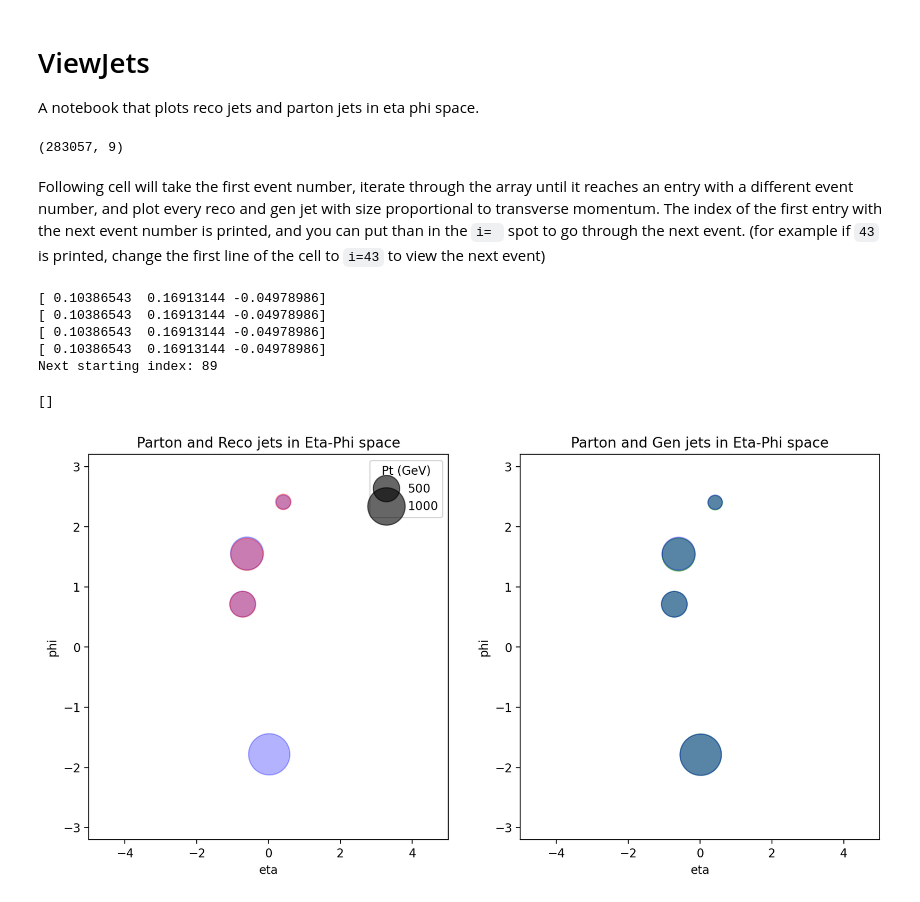
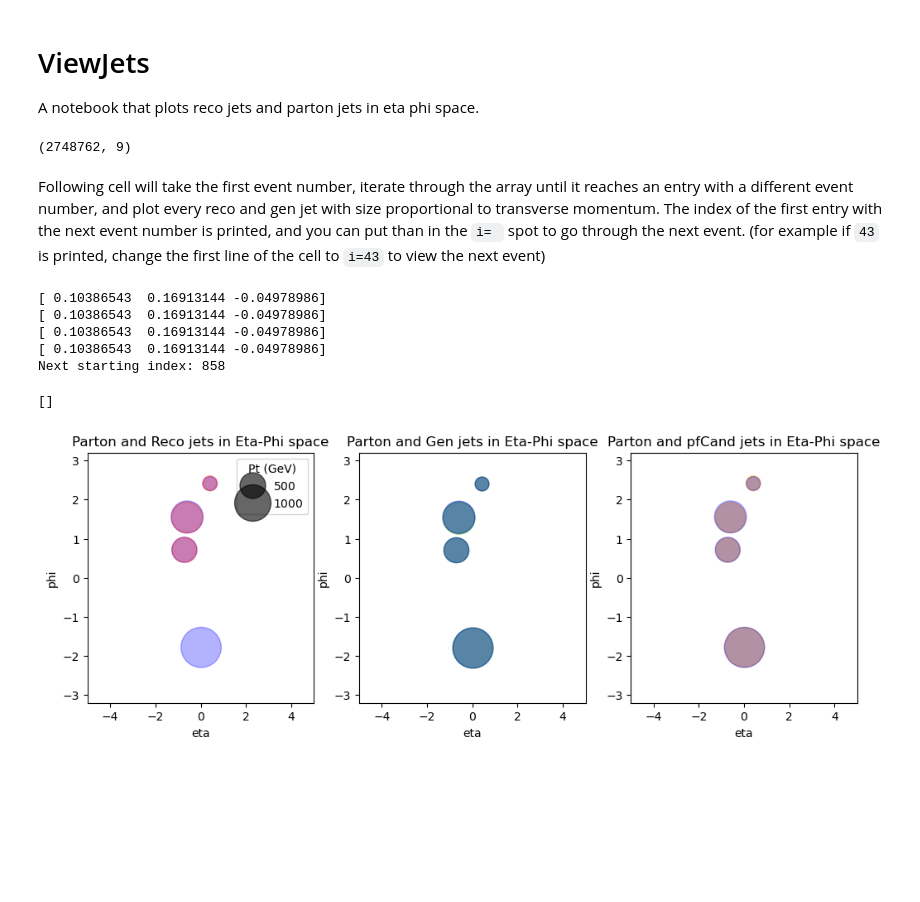
Before and after one commit to jblue1/falcon, a Jupyter notebook: notebooks/viewJets.ipynb, the cells around one changed output. Drawn from its saved outputs; the diff is of its cells as text; code cells hidden in the pictures; blank space fills up the shorter version.

Commit message:
plot jets clustered from PF cands

````diff
--- a/notebooks/viewJets.ipynb
+++ b/notebooks/viewJets.ipynb
@@ -6,20 +6,21 @@ import numpy as np
 import matplotlib.pyplot as plt
 from math import pi
 # %%
-data = np.loadtxt("../data/txt/jetInfoNoCut.txt")
+data = np.loadtxt("../data/txt/jetInfo.txt")
 # %%
 print(data.shape)
 # %% [output]
-(283057, 9)
+(2748762, 9)
 # %% [markdown]
 Following cell will take the first event number, iterate through the array until it reaches an entry with a different event number, and plot every reco and gen jet with size proportional to transverse momentum. The index of the first entry with the next event number is printed, and you can put than in the ```i= ``` spot to go through the next event. (for example if ```43``` is printed, change the first line of the cell to ```i=43``` to view the next event)
 # %%
-i = 72
+i = 662
 eventNumber = data[i, 1]
 
-fig = plt.figure(figsize=[12,6], dpi=200)
-ax1 = fig.add_subplot(121)
-ax2 = fig.add_subplot(122)
+fig = plt.figure(figsize=[12,4], dpi=100)
+ax1 = fig.add_subplot(131)
+ax2 = fig.add_subplot(132)
+ax3 = fig.add_subplot(133)
 ax1.set_xlabel("eta")
 ax1.set_ylabel("phi")
 ax1.set_title("Parton and Reco jets in Eta-Phi space")
@@ -30,6 +31,11 @@ ax2.set_ylabel("phi")
 ax2.set_title("Parton and Gen jets in Eta-Phi space")
 ax2.set_ylim(-3.2, 3.2)
 ax2.set_xlim(-5, 5)
+ax3.set_xlabel("eta")
+ax3.set_ylabel("phi")
+ax3.set_title("Parton and pfCand jets in Eta-Phi space")
+ax3.set_ylim(-3.2, 3.2)
+ax3.set_xlim(-5, 5)
 
 partonEtas = []
 partonPhis = []
@@ -38,41 +44,51 @@ recoEtas = []
 recoPhis = []
 recoPts = []
 
+pfEtas = []
+pfPhis = []
+pfPts= []
+
 Vx = []
 Vy = []
 Vz = []
 
 while(eventNumber == data[i, 1]):
     #if (data[i, 0] == 2 and data[i, 2] == 1):
+    if (data[i, 0] == 3 and data[i, 3] > 30):
+        pfEtas.append(data[i, 4])
+        pfPhis.append(data[i, 5])
+        pfPts.append(data[i, 3])
     if (data[i, 0] == 2 and data[i, 3] > 20):
         recoEtas.append(data[i, 4])
         recoPhis.append(data[i, 5])
         recoPts.append(data[i, 3])
     if (data[i, 0] == 1 and data[i, 3] > 30):
         ax2.scatter(data[i, 4], data[i, 5], c='g', alpha=0.5, s=data[i, 3])
     if (data[i, 0] == 0 and data[i, 3] > 20):
     #if (data[i, 0] == 0):
         Vx.append(data[i, 6])
         Vy.append(data[i, 7])
         Vz.append(data[i, 8])
         print(data[i, 6:])
         partonEtas.append(data[i, 4])
         partonPhis.append(data[i, 5])
         partonPts.append(data[i, 3])
         ax2.scatter(data[i, 4], data[i, 5], c='b', s=data[i, 3], alpha=0.3)
     i += 1
 print("Next starting index: {}".format(i))
 scatter = ax1.scatter(partonEtas, partonPhis, s=partonPts, c='b', alpha=0.3, label="parton")
 ax1.scatter(recoEtas, recoPhis, s=recoPts, c='r', alpha=0.3, label="parton")
 handles, labels = scatter.legend_elements(prop="sizes", alpha=0.6, num=3)
 legend2 = ax1.legend(handles, labels, loc="upper right", title="Pt (GeV)")
+ax3.scatter(pfEtas, pfPhis, s=pfPts, c='orange', alpha=0.5)
+ax3.scatter(partonEtas, partonPhis, s=partonPts, c='b', alpha=0.3, label="parton")
 #ax1.legend(loc="lower left")
 plt.plot()
 # %% [output]
 [ 0.10386543  0.16913144 -0.04978986]
 [ 0.10386543  0.16913144 -0.04978986]
 [ 0.10386543  0.16913144 -0.04978986]
 [ 0.10386543  0.16913144 -0.04978986]
-Next starting index: 89
+Next starting index: 858
 []
-[figure, old version]
+[figure, new version]
````
Also changed, not shown: parts of 3 cells of this notebook.
